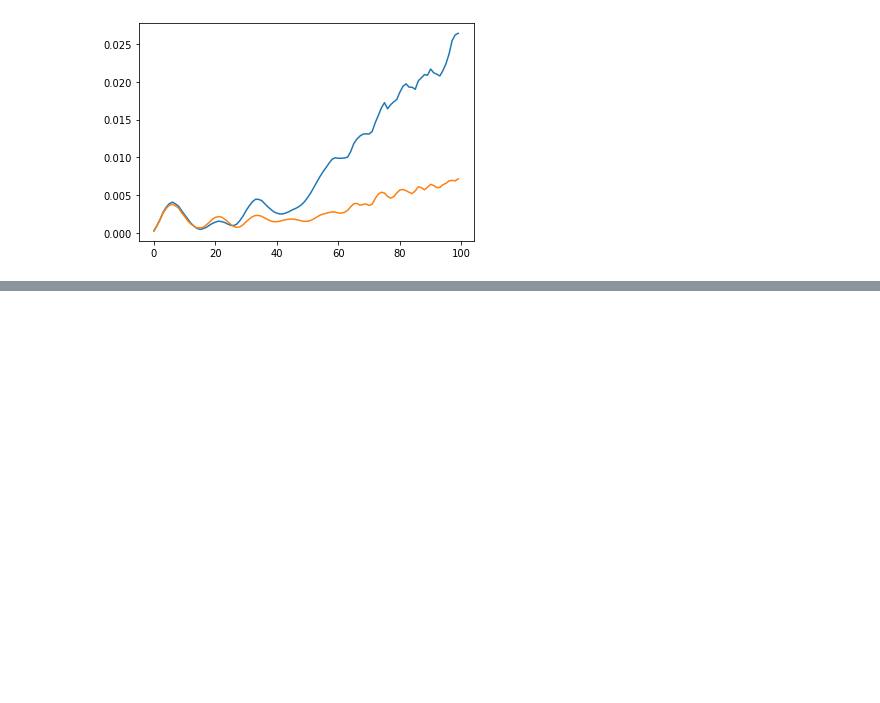
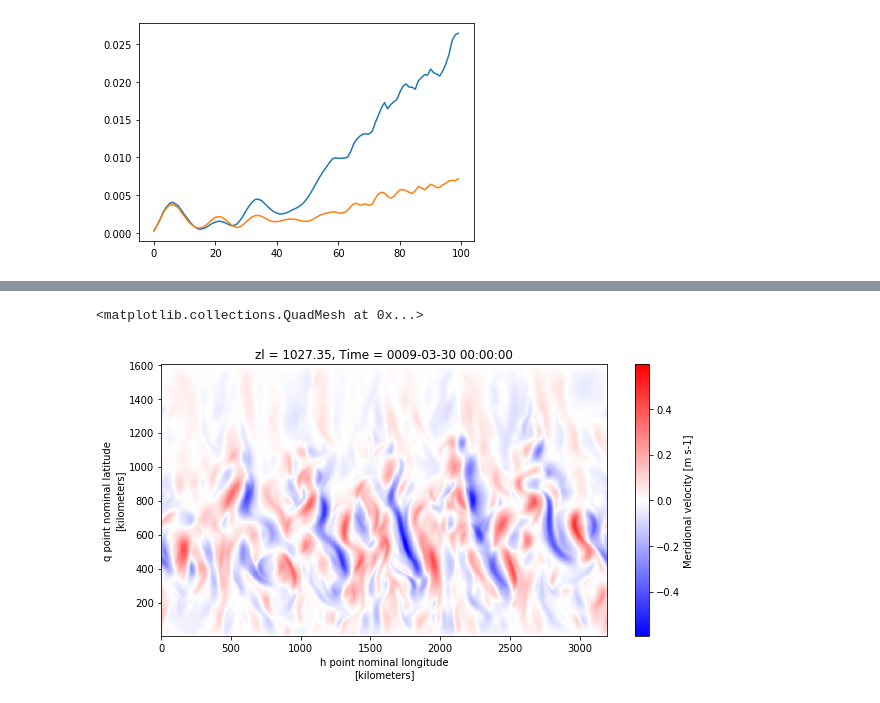
Before and after one commit to hmkhatri/Scripts, a Jupyter notebook: MOM6_idealised/test.ipynb, the cells around one changed output, grey strips where cells are left out. Saved outputs shown, nothing was run; the diff lists cells and outputs as text; code cells hidden in the pictures; blank space fills up the shorter version.

```diff
--- a/MOM6_idealised/test.ipynb
+++ b/MOM6_idealised/test.ipynb
@@ -71,0 +106,7 @@ ds.close()
+# %%
+v1 = ds.v.isel(Time = 300, zl=0)
+#v1 = np.sqrt(v1**2)
+v1.plot(figsize=[10,5], cmap='bwr')
+# %% [output]
+<matplotlib.collections.QuadMesh at 0x...>
+[figure, added]
```
Also changed, not shown: parts of 8 cells of this notebook, 2 other files.
